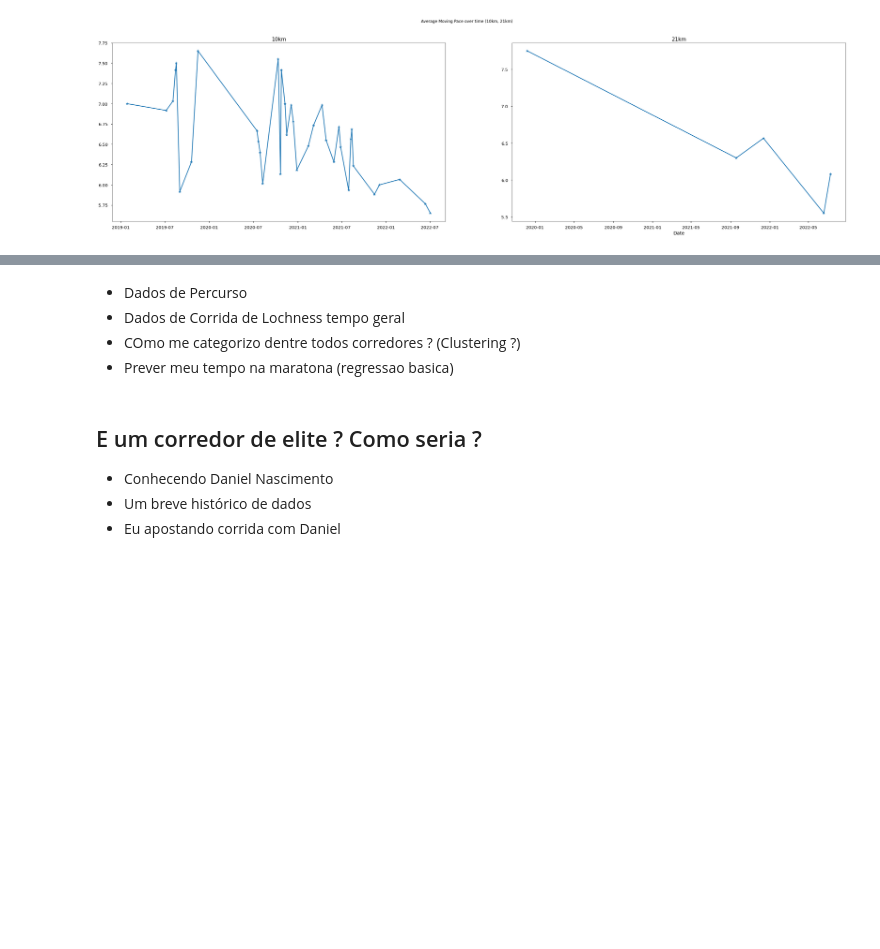
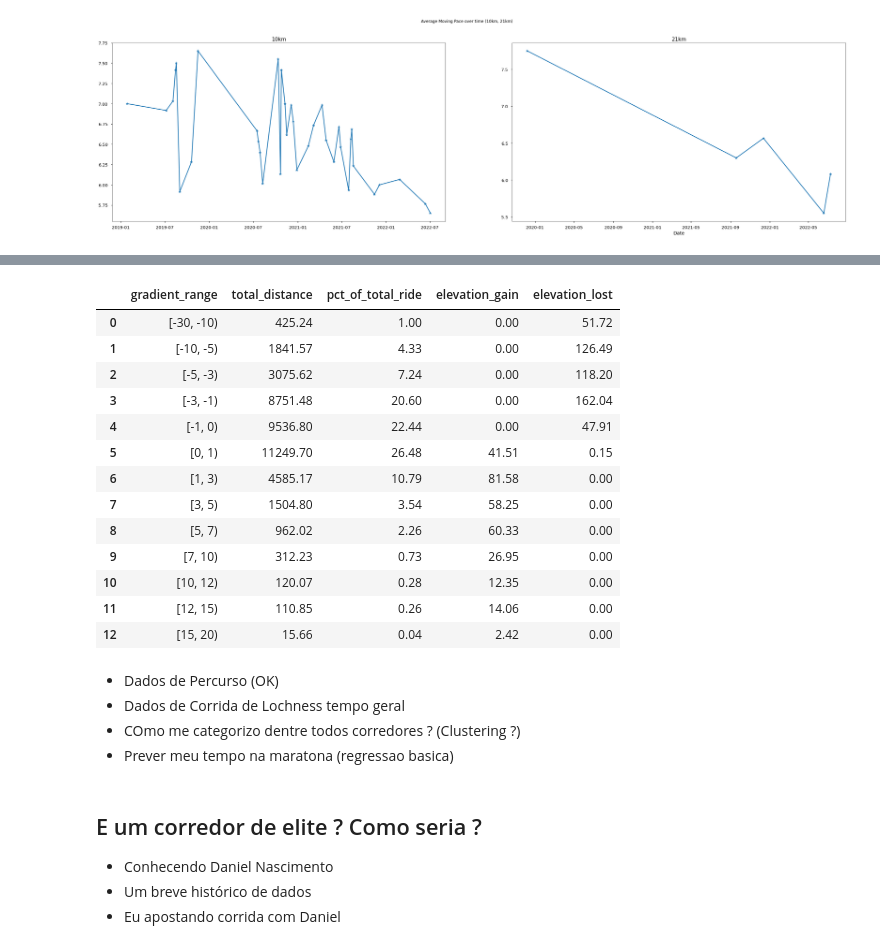
Before and after one commit to corriporai/presentations, a Jupyter notebook: pythonnordeste2022/slides.ipynb, the cells around one changed output, grey strips where cells are left out. Drawn from its saved outputs; the diff is of its cells as text; code cells hidden in the pictures; blank space fills up the shorter version.

```diff
--- a/pythonnordeste2022/slides.ipynb
+++ b/pythonnordeste2022/slides.ipynb
@@ -1874,0 +2074,17 @@ chart
+# %%
+bins = pd.IntervalIndex.from_tuples([
+    (-30, -10),
+    (-10, -5),
+    (-5, -3),
+    (-3, -1),
+    (-1, 0),
+    (0, 1),
+    (1, 3),
+    (3, 5),
+    (5, 7),
+    (7, 10),
+    (10, 12),
+    (12, 15),
+    (15, 20)
+], closed='left')
+bins
@@ -1874,0 +2095,3 @@ chart
+# %%
+course['gradient_range'] = pd.cut(course['gradient'], bins=bins)
+course.head()
@@ -1874,0 +2105,40 @@ chart
+# %%
+gradient_details = []
+
+# For each unique gradient range
+for gr_range in course['gradient_range'].unique():
+    # Keep that subset only
+    subset = course[course['gradient_range'] == gr_range]
+
+    # Statistics
+    total_distance = subset['distance'].sum()
+    pct_of_total_ride = (subset['distance'].sum() / course['distance'].sum()) * 100
+    elevation_gain = subset[subset['elevation_diff'] > 0]['elevation_diff'].sum()
+    elevation_lost = subset[subset['elevation_diff'] < 0]['elevation_diff'].sum()
+
+    # Save results
+    gradient_details.append({
+        'gradient_range': gr_range,
+        'total_distance': np.round(total_distance, 2),
+        'pct_of_total_ride': np.round(pct_of_total_ride, 2),
+        'elevation_gain': np.round(elevation_gain, 2),
+        'elevation_lost': np.round(np.abs(elevation_lost), 2)
+    })
+# %%
+gradient_details_df = pd.DataFrame(gradient_details).sort_values(by='gradient_range').reset_index(drop=True)
+gradient_details_df
+# %% [output]
+|  | gradient_range | total_distance | pct_of_total_ride | elevation_gain | elevation_lost |
+| 0 | [-30, -10) | 425.24 | 1.00 | 0.00 | 51.72 |
+| 1 | [-10, -5) | 1841.57 | 4.33 | 0.00 | 126.49 |
+| 2 | [-5, -3) | 3075.62 | 7.24 | 0.00 | 118.20 |
+| 3 | [-3, -1) | 8751.48 | 20.60 | 0.00 | 162.04 |
+| 4 | [-1, 0) | 9536.80 | 22.44 | 0.00 | 47.91 |
+| 5 | [0, 1) | 11249.70 | 26.48 | 41.51 | 0.15 |
+| 6 | [1, 3) | 4585.17 | 10.79 | 81.58 | 0.00 |
+| 7 | [3, 5) | 1504.80 | 3.54 | 58.25 | 0.00 |
+| 8 | [5, 7) | 962.02 | 2.26 | 60.33 | 0.00 |
+| 9 | [7, 10) | 312.23 | 0.73 | 26.95 | 0.00 |
+| 10 | [10, 12) | 120.07 | 0.28 | 12.35 | 0.00 |
+| 11 | [12, 15) | 110.85 | 0.26 | 14.06 | 0.00 |
+| 12 | [15, 20) | 15.66 | 0.04 | 2.42 | 0.00 |
@@ -1875,5 +2177,5 @@ chart
 # %% [markdown]
-- Dados de Percurso
+- Dados de Percurso (OK)
 - Dados de Corrida de Lochness tempo geral
 - COmo me categorizo  dentre todos corredores ? (Clustering ?)
 - Prever meu tempo na maratona (regressao basica)
```
Also changed, not shown: parts of 20 cells of this notebook, 3 other files.
